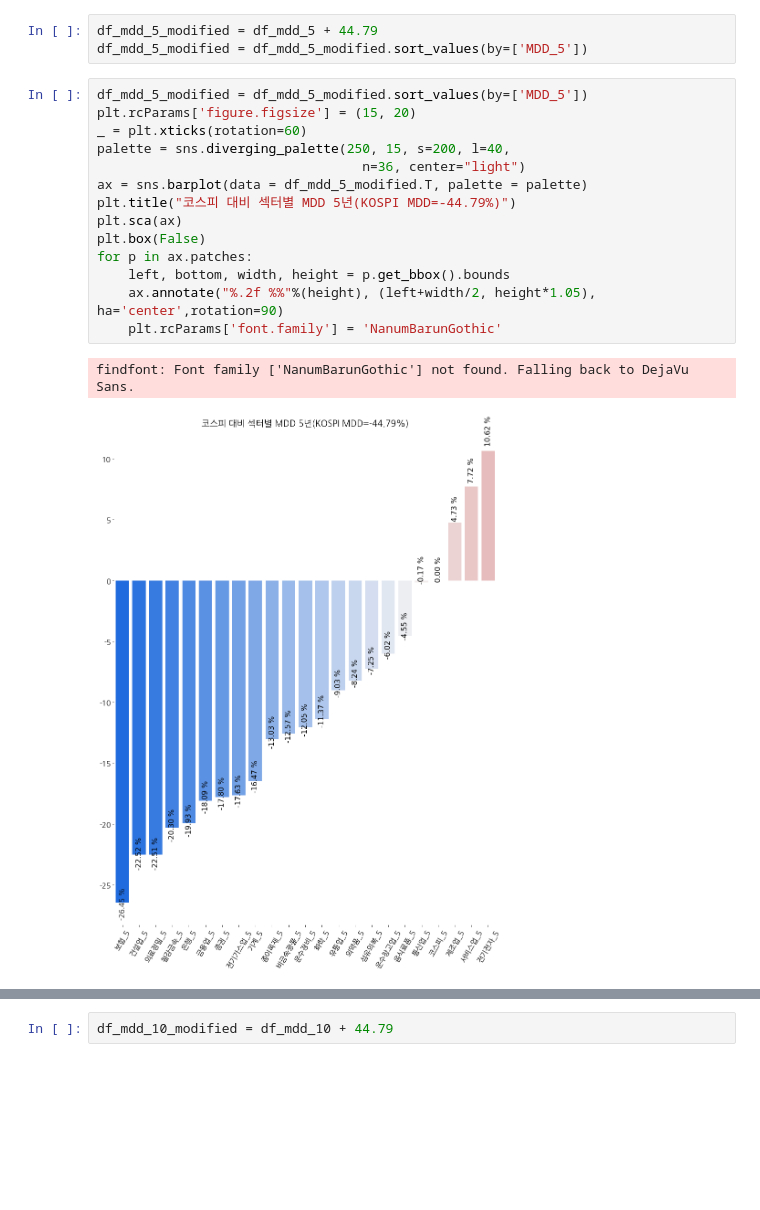
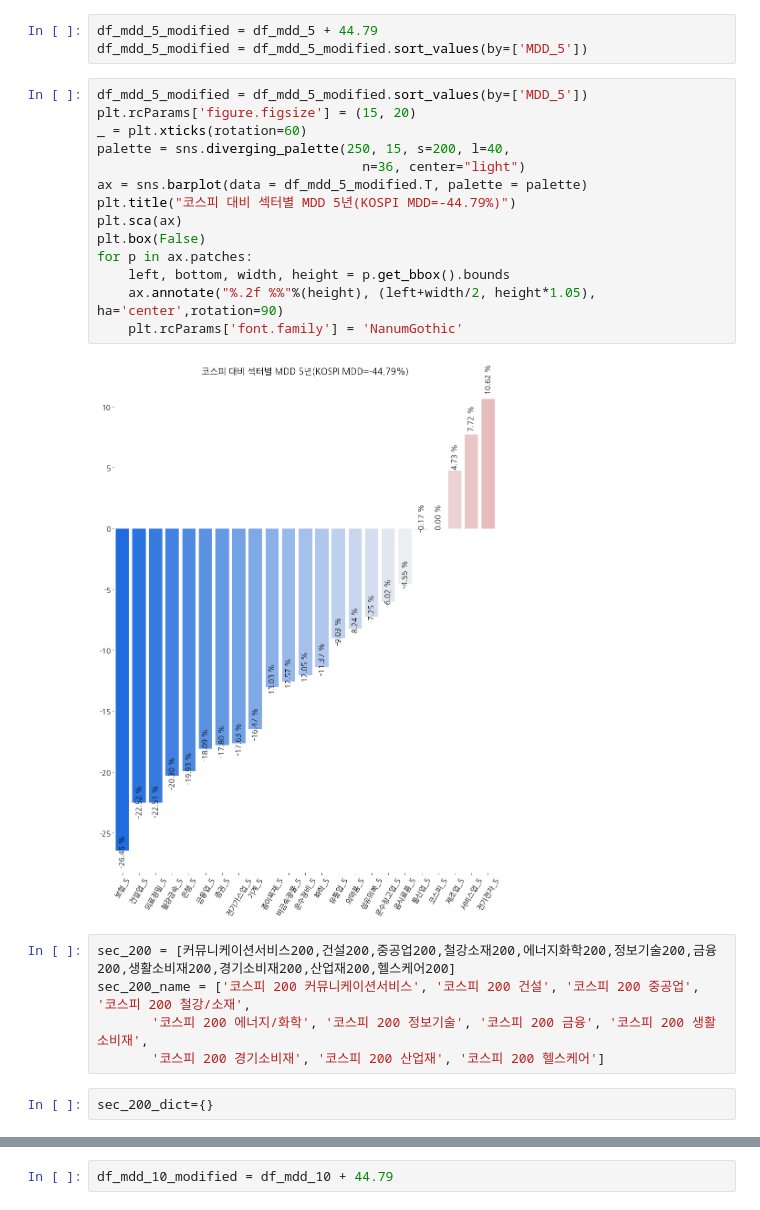
Before and after one commit to KB-IT-Academy-Team-4/eda-kospi, a Jupyter notebook: kospi_sector/프로젝트용_시각화_섹터별.ipynb, the cells around one changed output, grey strips where cells are left out. Cells and saved outputs as stored; diff of their text form; blank space fills up the shorter version.

```diff
--- a/kospi_sector/프로젝트용_시각화_섹터별.ipynb
+++ b/kospi_sector/프로젝트용_시각화_섹터별.ipynb
@@ -945,17 +944,23 @@ df_mdd_5_modified = df_mdd_5_modified.sort_values(by=['MDD_5'])
 # %%
 df_mdd_5_modified = df_mdd_5_modified.sort_values(by=['MDD_5'])
 plt.rcParams['figure.figsize'] = (15, 20)
 _ = plt.xticks(rotation=60)
 palette = sns.diverging_palette(250, 15, s=200, l=40,
                                   n=36, center="light")
 ax = sns.barplot(data = df_mdd_5_modified.T, palette = palette)
 plt.title("코스피 대비 섹터별 MDD 5년(KOSPI MDD=-44.79%)")
 plt.sca(ax)
 plt.box(False)
 for p in ax.patches:
     left, bottom, width, height = p.get_bbox().bounds
     ax.annotate("%.2f %%"%(height), (left+width/2, height*1.05), ha='center',rotation=90)
-    plt.rcParams['font.family'] = 'NanumBarunGothic'
+    plt.rcParams['font.family'] = 'NanumGothic'
 # %% [output]
-findfont: Font family ['NanumBarunGothic'] not found. Falling back to DejaVu Sans.
-[figure, old version]
+[figure, new version]
+# %%
+sec_200 = [커뮤니케이션서비스200,건설200,중공업200,철강소재200,에너지화학200,정보기술200,금융200,생활소비재200,경기소비재200,산업재200,헬스케어200]
+sec_200_name = ['코스피 200 커뮤니케이션서비스', '코스피 200 건설', '코스피 200 중공업', '코스피 200 철강/소재',
+       '코스피 200 에너지/화학', '코스피 200 정보기술', '코스피 200 금융', '코스피 200 생활소비재',
+       '코스피 200 경기소비재', '코스피 200 산업재', '코스피 200 헬스케어']
+# %%
+sec_200_dict={}
```
Also changed, not shown: parts of 15 cells of this notebook.
